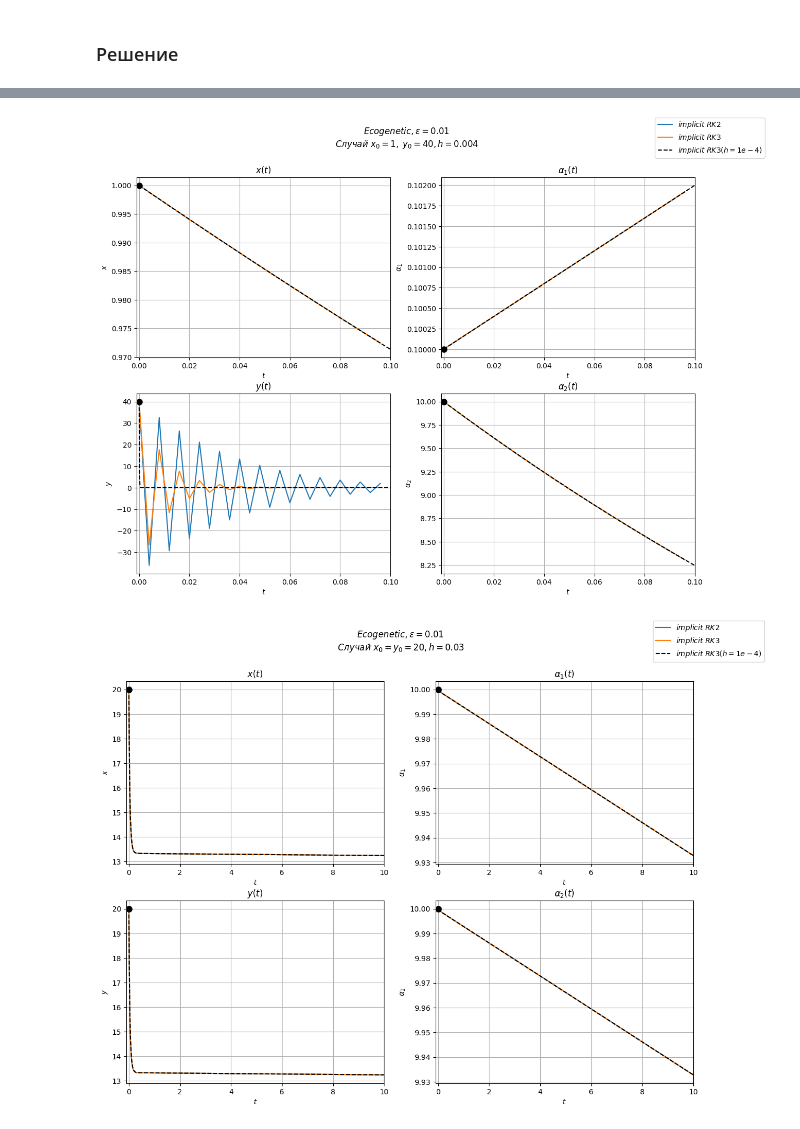
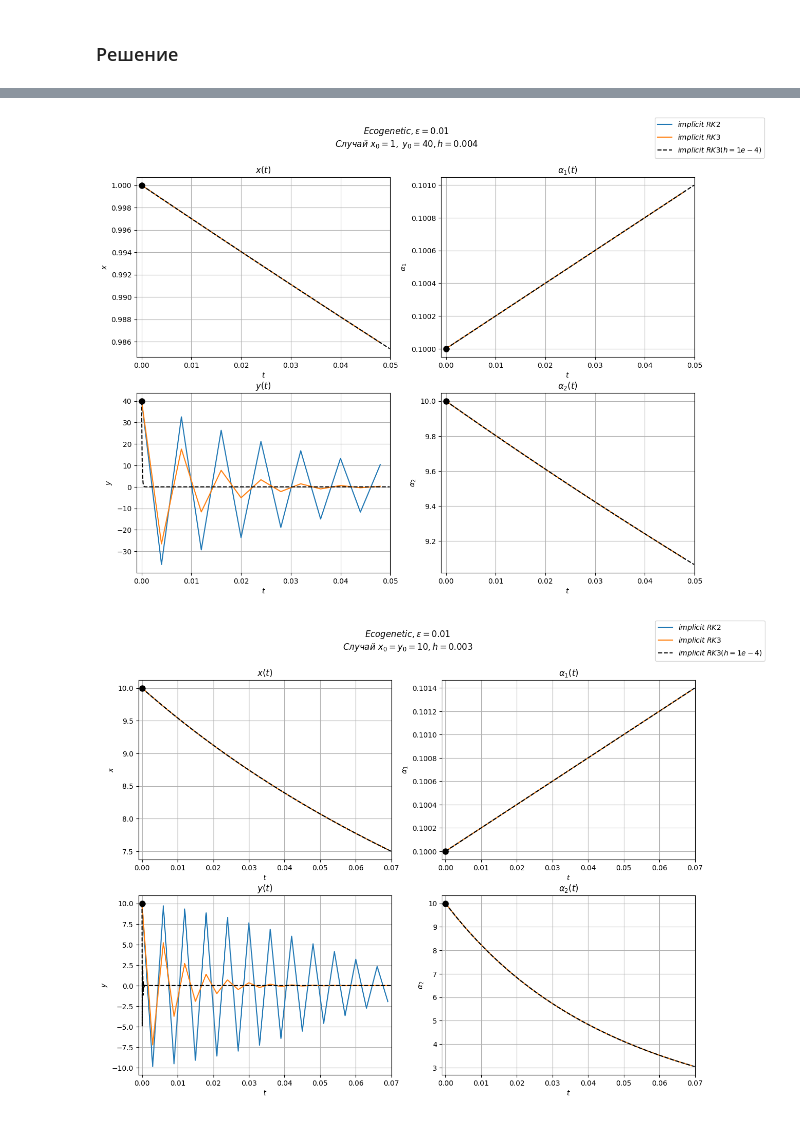
Before and after one commit to tndrd/mipt-comp-math, a Jupyter notebook: 5-6-ODE/6-ode-stiff.ipynb, the cells around one changed output, grey strips where cells are left out. Drawn from its saved outputs; the diff is of its cells as text; code cells hidden in the pictures.

```diff
--- a/5-6-ODE/6-ode-stiff.ipynb
+++ b/5-6-ODE/6-ode-stiff.ipynb
@@ -83,7 +84,7 @@ def task(eps, h, solvers, labels, title, start=DEFAULT_START, tbounds=DEFAULT_BO
         A1 = []
         A2 = []
 
-        for _ in range(nsteps):
+        for _ in tqdm.tqdm(range(nsteps)):
             t, (x, y, a1, a2) = solver.step()
             T.append(t)
             X.append(x)
@@ -187,12 +188,17 @@ class Scenario:
         # x0, y0, a10, a20
         self.scond = np.array(scond, dtype=CALC_TYPE)
 
-    def run(self, h, solvers, labels):
-        task(self.eps, h, solvers, labels, self.name, self.scond, self.time)
+    def run(self, h, solvers, labels, override_time=None):
+        if override_time is None:
+            time = self.time
+        else:
+            time = override_time
 
-Case1 = Scenario("Случай ~x_0=40, ~y_0=1", 0.01, [40, 1, 0.1, 10], (-0.001, 0.1))
-Case2 = Scenario("Случай ~x_0=1, ~y_0=40", 0.01, [1, 40, 0.1, 10], (-0.001, 0.1))
-Case3 = Scenario("Случай ~x_0=y_0=20", 0.01, [20, 20, 10, 10], (-.1, 10))
+        task(self.eps, h, solvers, labels, self.name, self.scond, time)
+
+Case1 = Scenario("Случай ~x_0=40, ~y_0=1", 0.01, [40, 1, 0.1, 10], (-0.001, 0.05))
+Case2 = Scenario("Случай ~x_0=1, ~y_0=40", 0.01, [1, 40, 0.1, 10], (-0.001, 0.05))
+Case3 = Scenario("Случай ~x_0=y_0=10", 0.01, [10, 10, 0.1, 10], (-.001, 0.07))
 Case4 = Scenario("Прикольная~ штука", 1, [1, 10, 7, 10], (-0.001, 2))
 # %% [markdown]
 ## 0. Попробуем явный метод
@@ -265,6 +271,6 @@ def solution_rk(h, scenario):
 
 solution_rk(4e-3, Case1)
 solution_rk(4e-3, Case2)
-solution_rk(3e-2, Case3)
-solution_rk(5e-2, Case4)
+solution_rk(3e-3, Case3)
+solution_rk(7e-2, Case4)
 # %% [output]
@@ -272,2 +278,2 @@ solution_rk(5e-2, Case4)
-[figure, old version]
+[figure, new version]
-[figure, old version]
+[figure, new version]
```
Also changed, not shown: parts of 28 cells of this notebook, 3 other files.
